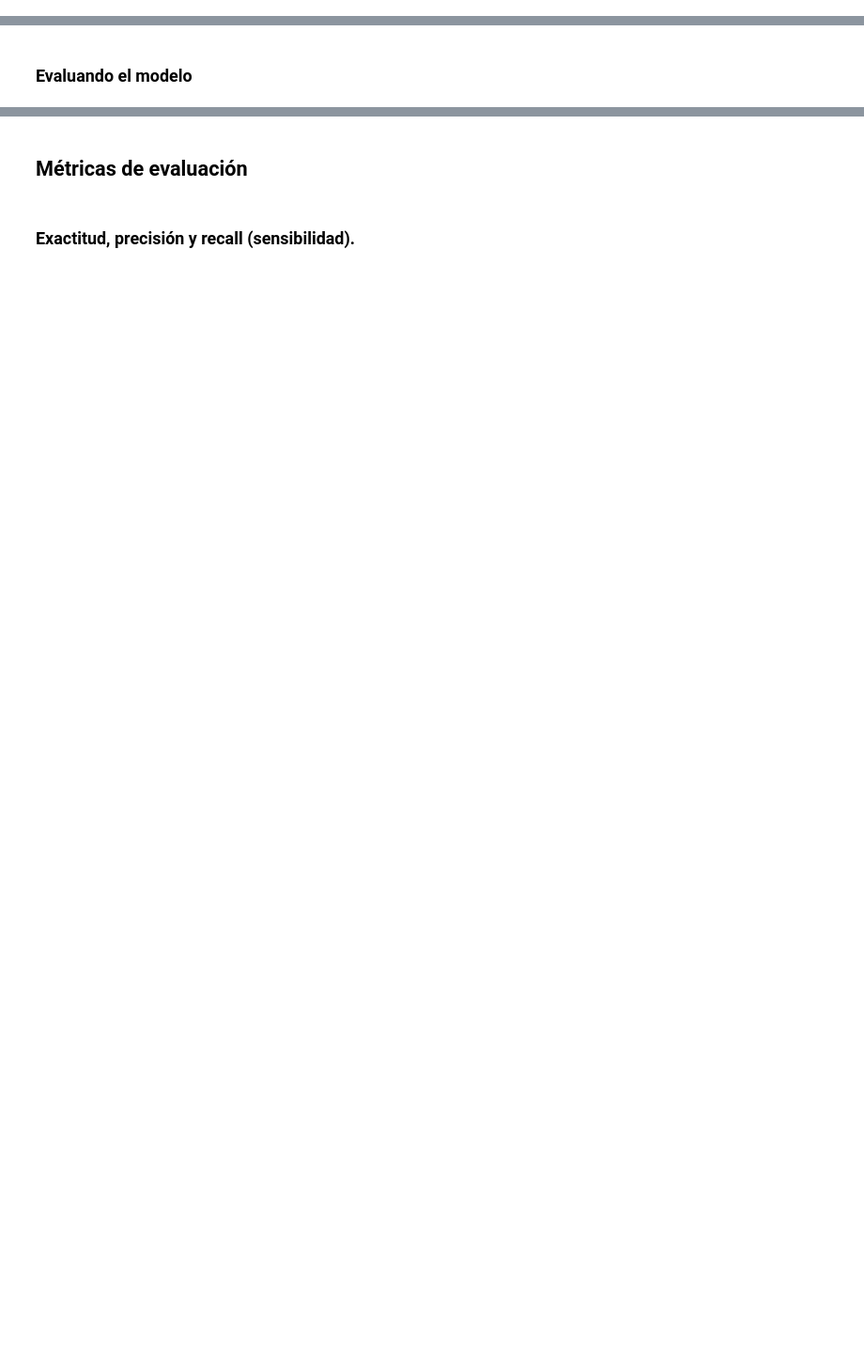
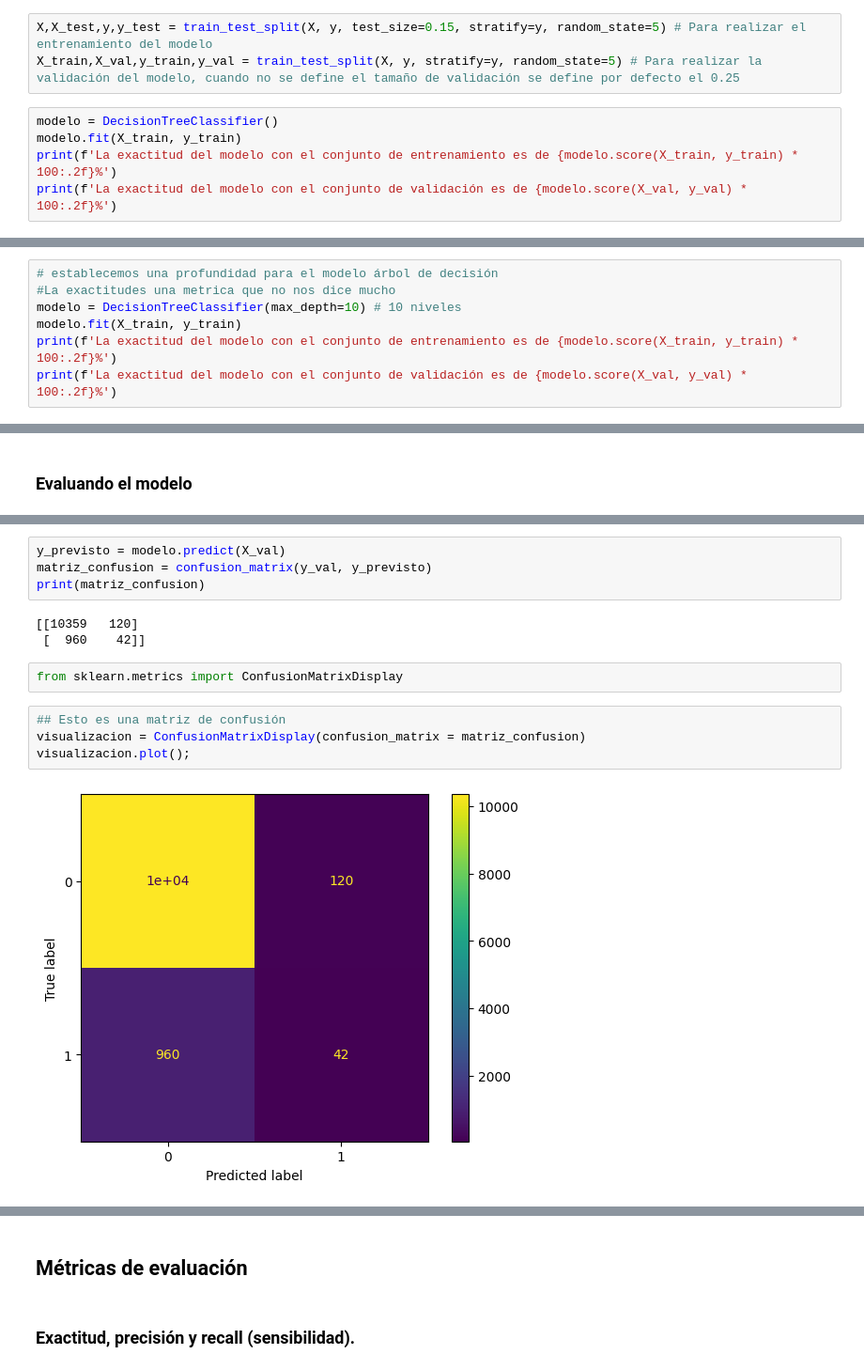
Before and after one commit to Starleen1996/Machine_Learning_modelos, a Jupyter notebook: Clasificacion_validacion_y_metricas.ipynb, the cells around one changed output, grey strips where cells are left out. Shown at 94% size. Saved outputs shown, nothing was run; the diff lists cells and outputs as text; blank space fills up the shorter version.

```diff
--- a/Clasificacion_validacion_y_metricas.ipynb
+++ b/Clasificacion_validacion_y_metricas.ipynb
@@ -32,0 +87,8 @@ Con el objetivo de verificar la capacidad de generalización de un modelo, debem
+# %%
+X,X_test,y,y_test = train_test_split(X, y, test_size=0.15, stratify=y, random_state=5) # Para realizar el entrenamiento del modelo
+X_train,X_val,y_train,y_val = train_test_split(X, y, stratify=y, random_state=5) # Para realizar la validación del modelo, cuando no se define el tamaño de validación se define por defecto el 0.25
+# %%
+modelo = DecisionTreeClassifier()
+modelo.fit(X_train, y_train)
+print(f'La exactitud del modelo con el conjunto de entrenamiento es de {modelo.score(X_train, y_train) * 100:.2f}%')
+print(f'La exactitud del modelo con el conjunto de validación es de {modelo.score(X_val, y_val) * 100:.2f}%')
@@ -32,0 +98,7 @@ Con el objetivo de verificar la capacidad de generalización de un modelo, debem
+# %%
+# establecemos una profundidad para el modelo árbol de decisión
+#La exactitudes una metrica que no nos dice mucho
+modelo = DecisionTreeClassifier(max_depth=10) # 10 niveles
+modelo.fit(X_train, y_train)
+print(f'La exactitud del modelo con el conjunto de entrenamiento es de {modelo.score(X_train, y_train) * 100:.2f}%')
+print(f'La exactitud del modelo con el conjunto de validación es de {modelo.score(X_val, y_val) * 100:.2f}%')
@@ -34,0 +113,15 @@ Con el objetivo de verificar la capacidad de generalización de un modelo, debem
+# %%
+y_previsto = modelo.predict(X_val)
+matriz_confusion = confusion_matrix(y_val, y_previsto)
+print(matriz_confusion)
+# %% [output]
+[[10359   120]
+ [  960    42]]
+# %%
+from sklearn.metrics import ConfusionMatrixDisplay
+# %%
+## Esto es una matriz de confusión
+visualizacion = ConfusionMatrixDisplay(confusion_matrix = matriz_confusion)
+visualizacion.plot();
+# %% [output]
+[figure, added]
```
Also changed, not shown: parts of 17 cells of this notebook.
